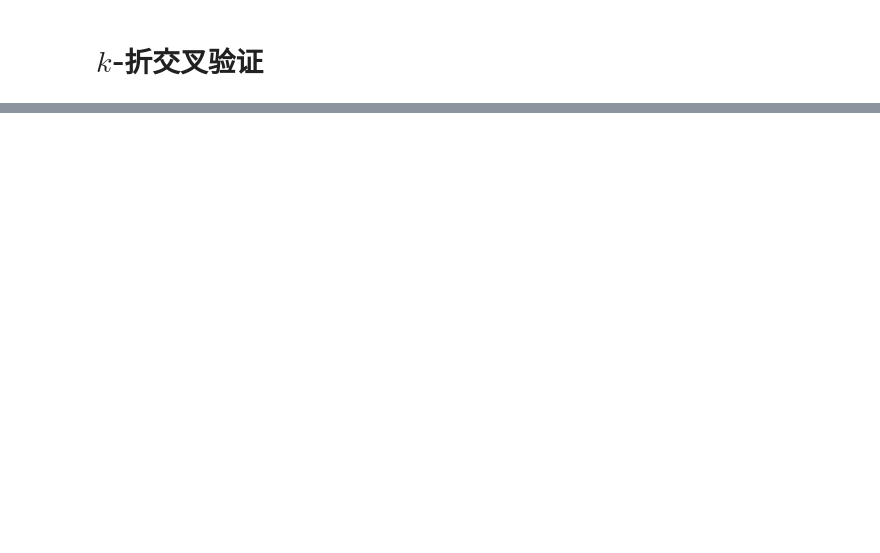
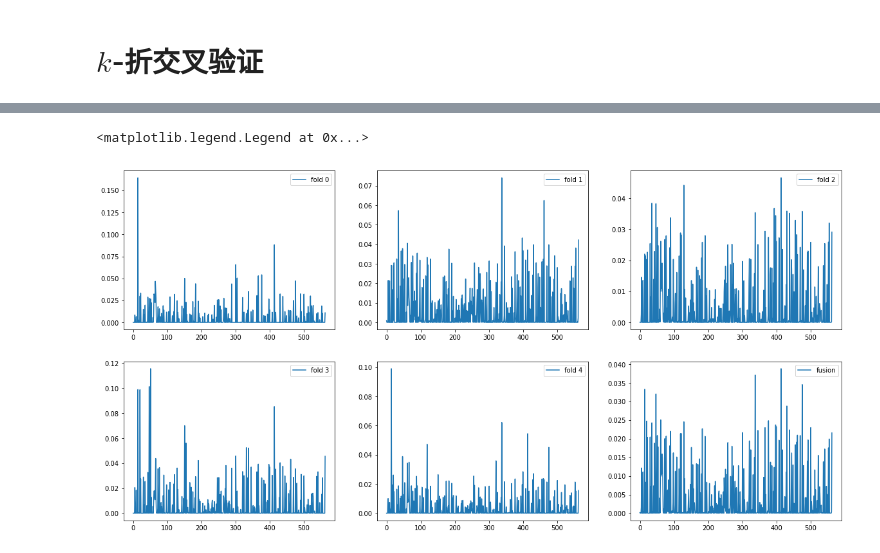
Before and after one commit to zyuegege/alnotes, a Jupyter notebook: work_notes/毫米波电线检测.ipynb, the cells around one changed output, grey strips where cells are left out. Cells and saved outputs as stored; diff of their text form; code cells hidden in the pictures; blank space fills up the shorter version.

```diff
--- a/work_notes/毫米波电线检测.ipynb
+++ b/work_notes/毫米波电线检测.ipynb
@@ -68,3 +139,18 @@ fig.show()
 
 示意图：
 ![$k$-折交叉验证](https://gss3.bdstatic.com/7Po3dSag_xI4khGkpoWK1HF6hhy/baike/c0%3Dbaike80%2C5%2C5%2C80%2C26/sign=23cdb2af33292df583cea447dd583705/8326cffc1e178a820e220820ff03738da977e810.jpg)
+# %%
+from sklearn.model_selection import KFold
+
+X = ["a", "b", "c", "d"]
+
+kf = KFold(n_splits=4)
+
+for train, test in kf.split(X):
+    print("%s %s" % (train, test))
+
+
+for i in range(5):
+    pass
+
+print(i)
@@ -70,0 +451,20 @@ fig.show()
+# %%
+figsize=[20,10]
+fig = plt.figure(figsize=figsize)
+axes = fig.subplots(2, 3)
+axes[0,0].plot(np.array(test_checkpoint[0].loss_array), label="fold 0")
+axes[0,1].plot(np.array(test_checkpoint[1].loss_array), label="fold 1")
+axes[0,2].plot(np.array(test_checkpoint[2].loss_array), label="fold 2")
+axes[1,0].plot(np.array(test_checkpoint[3].loss_array), label="fold 3")
+axes[1,1].plot(np.array(test_checkpoint[4].loss_array), label="fold 4")
+axes[1,2].plot(np.array(loss_array), label="fusion")
+
+axes[0,0].legend()
+axes[0,1].legend()
+axes[0,2].legend()
+axes[1,0].legend()
+axes[1,1].legend()
+axes[1,2].legend()
+# %% [output]
+<matplotlib.legend.Legend at 0x...>
+[figure, added]
```
Also changed, not shown: parts of 16 cells of this notebook, 54 other files.
